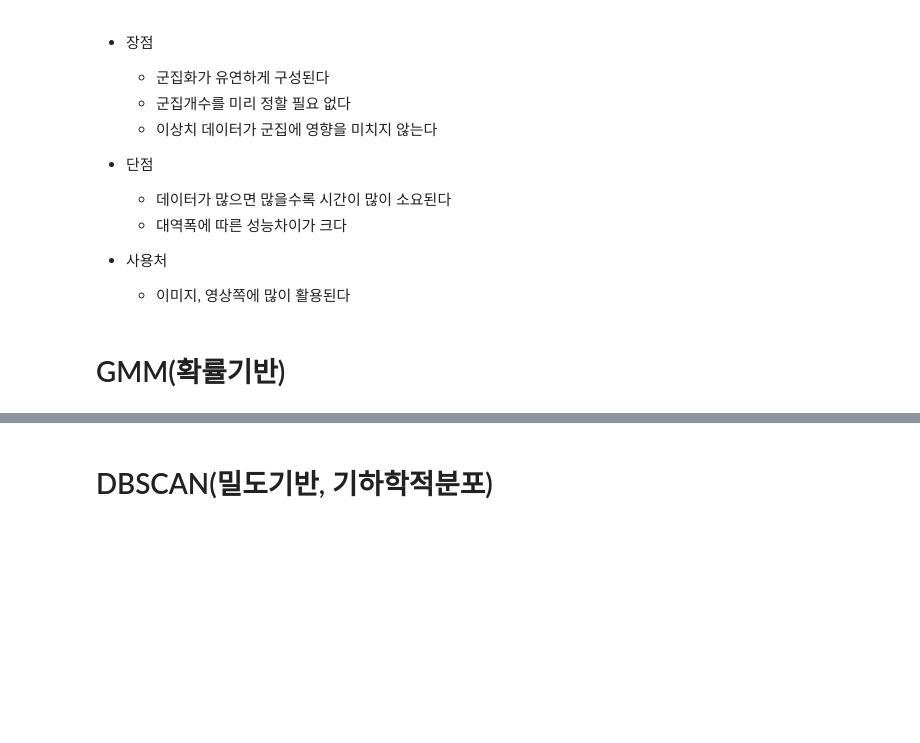
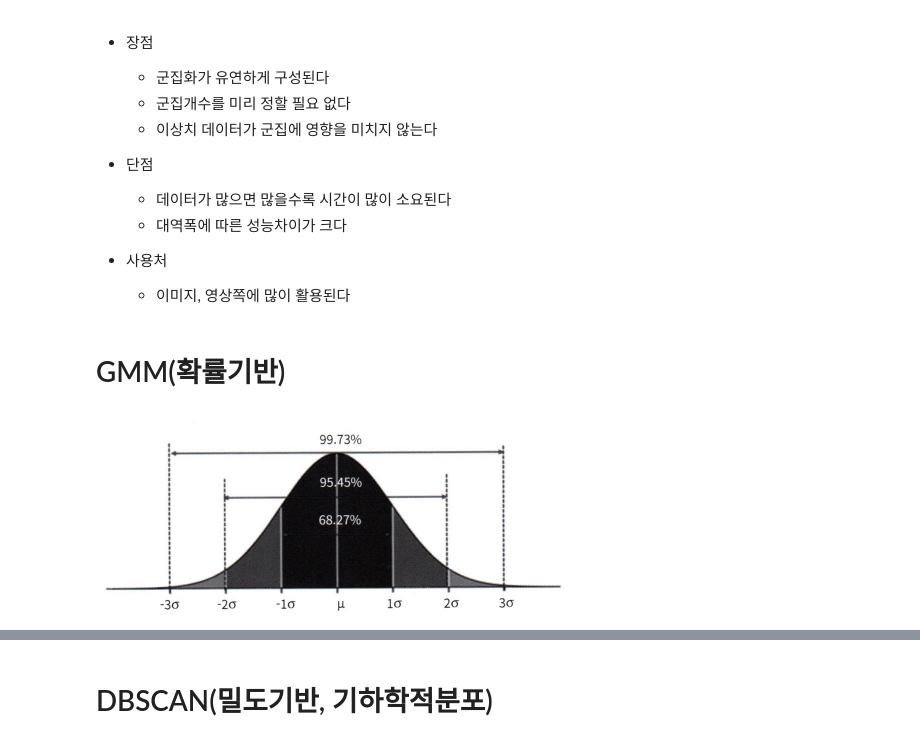
Before and after one commit to JaehonxKIM/StudyMechineLearning, a Jupyter notebook: 머신러닝 개요/6_머신러닝_비지도학습_군집(Clustering).ipynb, the cells around one changed output, grey strips where cells are left out. Drawn from its saved outputs; the diff is of its cells as text; code cells hidden in the pictures; blank space fills up the shorter version.

```diff
--- a/머신러닝 개요/6_머신러닝_비지도학습_군집(Clustering).ipynb
+++ b/머신러닝 개요/6_머신러닝_비지도학습_군집(Clustering).ipynb
@@ -715,3 +715,7 @@ Name: cluster, dtype: int64
   - 이미지, 영상쪽에 많이 활용된다
 # %% [markdown]
 # GMM(확률기반)
+# %%
+Image('/content/drive/MyDrive/ComputerProgramming/0406_res/cluster_gmm_1.png')
+# %% [output]
+[figure, added]
```
Also changed, not shown: parts of 35 cells of this notebook, 4 other files.
